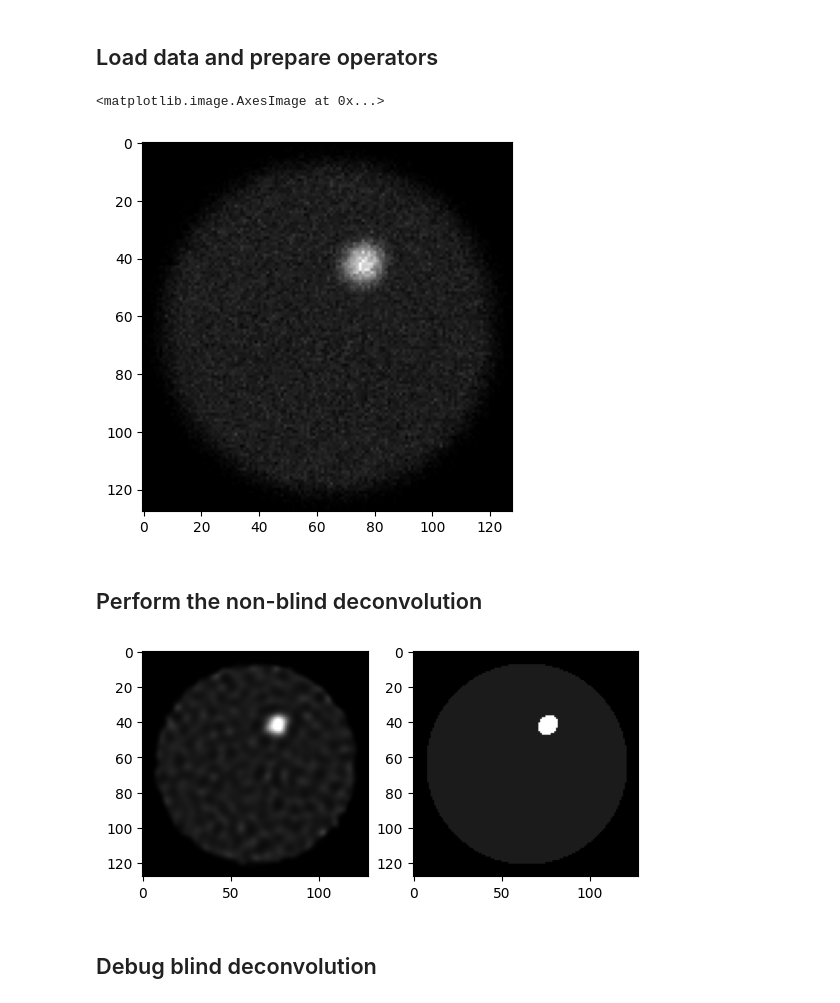
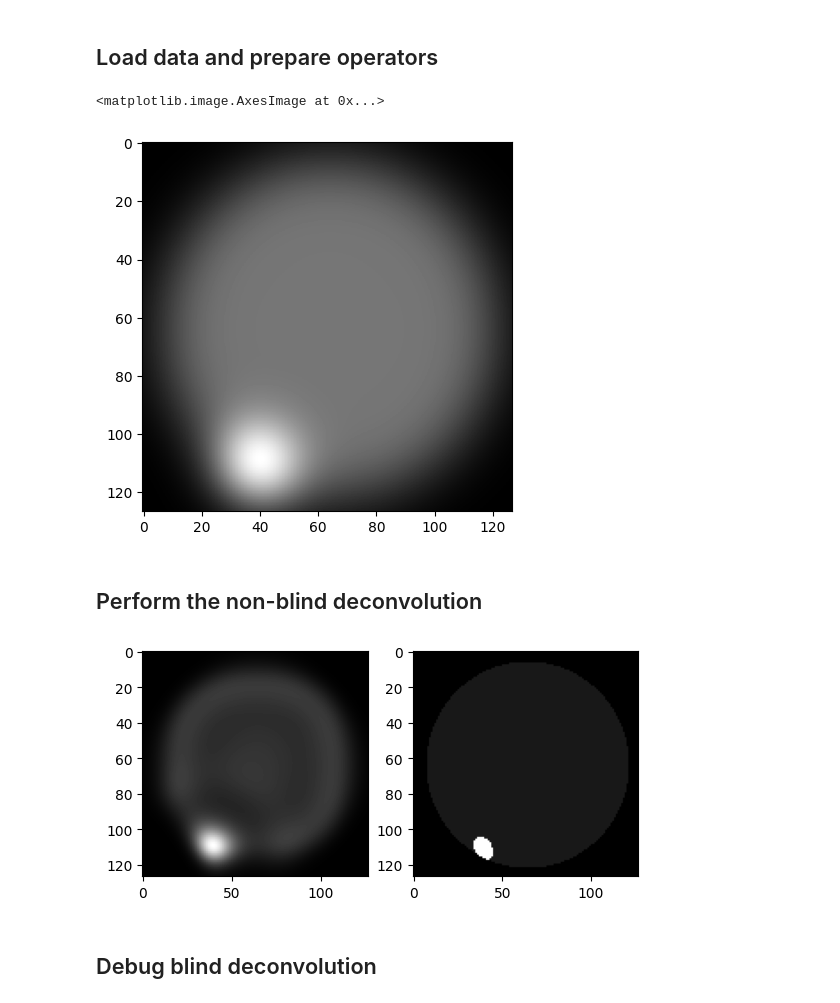
Before and after one commit to Tmodrzyk/richardson-lucy-python, a Jupyter notebook: main.ipynb, the cells around one changed output. Drawn from its saved outputs; the diff is of its cells as text; code cells hidden in the pictures.

```diff
--- a/main.ipynb
+++ b/main.ipynb
@@ -5,52 +5,53 @@
 # %%
 import numpy as np
 import matplotlib.pyplot as plt
 import torch
 
 import richardon_lucy as rl
 import noise
 import blur
 from PIL import Image
 
 device = "cuda"
 
-k_size = 61
-k_std = 3.0
+k_size = 63
+k_std = 10.0
 n_std = 0.05
 n_rate = 0.5
 
 # Load the data
-ref = Image.open('img/ellipse.png').convert('L')
+ref = Image.open('img/img_88.png').convert('L')
 ref = torch.from_numpy(np.array(ref)).unsqueeze(0).unsqueeze(0).to(device).float() / 255.0
+ref = ref[:, :, :-1, :-1]
+
 gaussianblur = blur.GaussianBlur(k_size, k_std).to(device)
 k = gaussianblur.get_kernel().view(1, 1, k_size, k_size).to(device)
 
 noiser = noise.PoissonNoise(n_rate)
 # noiser = noise.GaussianNoise(n_std)
 
 # Blur the image
 y = gaussianblur(ref)
 
 # Add noise
-y = noiser(y)
-
+# y = noiser(y)
 plt.imshow(y[0, 0].detach().cpu().numpy(), cmap='gray')
 # %% [output]
 <matplotlib.image.AxesImage at 0x...>
-[figure, old version]
+[figure, new version]
 # %% [markdown]
 ## Perform the non-blind deconvolution
 # %%
 x_0 = torch.ones_like(y)
 
-res = rl.richardson_lucy(y, x_0, k, steps=50, clip=True, filter_epsilon=1e-6)
+res = rl.richardson_lucy(y, x_0, k, steps=20, clip=True, filter_epsilon=1e-6)
 plt.subplot(1, 2, 1)
 plt.imshow(res[0, 0].detach().cpu().numpy(), cmap='gray')
 plt.subplot(1, 2, 2)
 plt.imshow(ref[0, 0].detach().cpu().numpy(), cmap='gray')
 plt.show()
 # %% [output]
-[figure, old version]
+[figure, new version]
 # %% [markdown]
 ## Debug blind deconvolution
 # %%
```
Also changed, not shown: parts of 1 cell of this notebook, 2 other files.
